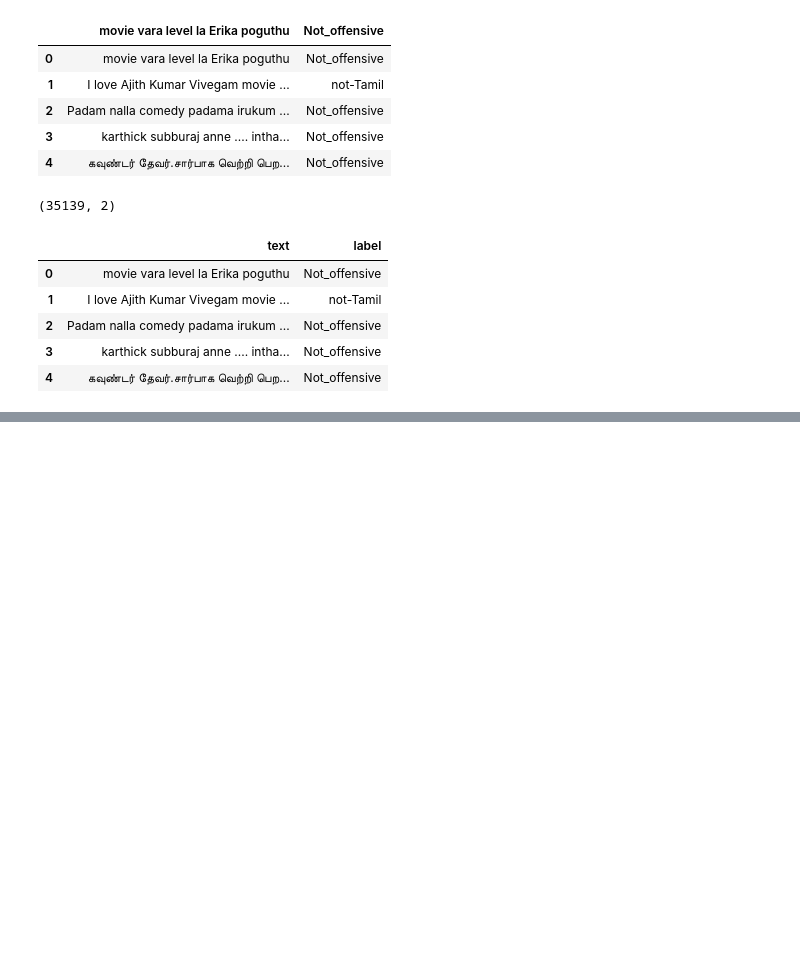
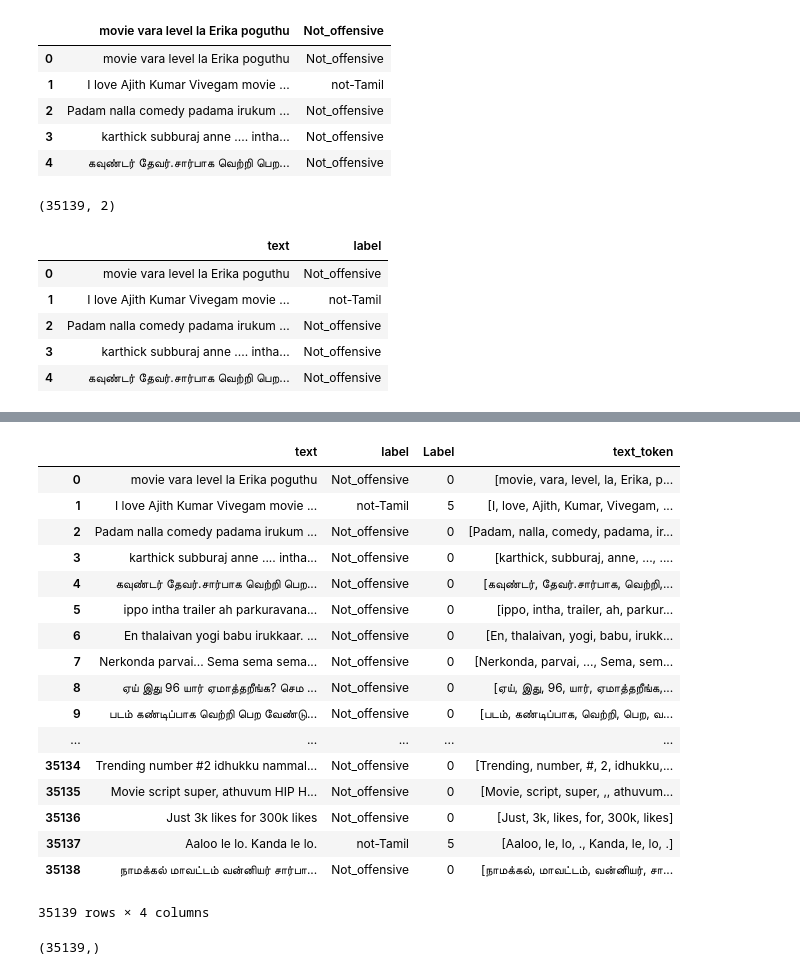
Before and after one commit to DevanshJain07/Offensive-Language-Identification-in-Dravidian-Languages-EACL-2021, a Jupyter notebook: offensive language identification.ipynb, the cells around one changed output, grey strips where cells are left out. Cells and saved outputs as stored; diff of their text form; code cells hidden in the pictures; blank space fills up the shorter version.

```diff
--- a/offensive language identification.ipynb
+++ b/offensive language identification.ipynb
@@ -56,3 +57,7 @@ data1.head()
 | 2 | Padam nalla comedy padama irukum ... | Not_offensive |
 | 3 | karthick subburaj anne .... intha... | Not_offensive |
 | 4 | கவுண்டர் தேவர்.சார்பாக வெற்றி பெற... | Not_offensive |
+# %%
+from sklearn.preprocessing import LabelEncoder
+labelencoder=LabelEncoder()
+data1['Label']=labelencoder.fit_transform(data1['label'])
@@ -58,0 +113,3 @@ data1.head()
+# %%
+nltk.download('punkt')
+data1['text_token'] = data1['text'].apply(lambda x: word_tokenize(x))
@@ -58,0 +120,26 @@ data1.head()
+# %%
+data1
+# %% [output]
+|  | text | label | Label | text_token |
+| 0 | movie vara level la Erika poguthu | Not_offensive | 0 | [movie, vara, level, la, Erika, p... |
+| 1 | I love Ajith Kumar Vivegam movie ... | not-Tamil | 5 | [I, love, Ajith, Kumar, Vivegam, ... |
+| 2 | Padam nalla comedy padama irukum ... | Not_offensive | 0 | [Padam, nalla, comedy, padama, ir... |
+| 3 | karthick subburaj anne .... intha... | Not_offensive | 0 | [karthick, subburaj, anne, ..., .... |
+| 4 | கவுண்டர் தேவர்.சார்பாக வெற்றி பெற... | Not_offensive | 0 | [கவுண்டர், தேவர்.சார்பாக, வெற்றி,... |
+| 5 | ippo intha trailer ah parkuravana... | Not_offensive | 0 | [ippo, intha, trailer, ah, parkur... |
+| 6 | En thalaivan yogi babu irukkaar. ... | Not_offensive | 0 | [En, thalaivan, yogi, babu, irukk... |
+| 7 | Nerkonda parvai... Sema sema sema... | Not_offensive | 0 | [Nerkonda, parvai, ..., Sema, sem... |
+| 8 | ஏய் இது 96 யார் ஏமாத்தறீங்க? செம ... | Not_offensive | 0 | [ஏய், இது, 96, யார், ஏமாத்தறீங்க,... |
+| 9 | படம் கண்டிப்பாக வெற்றி பெற வேண்டு... | Not_offensive | 0 | [படம், கண்டிப்பாக, வெற்றி, பெற, வ... |
+| ... | ... | ... | ... | ... |
+| 35134 | Trending number #2 idhukku nammal... | Not_offensive | 0 | [Trending, number, #, 2, idhukku,... |
+| 35135 | Movie script super, athuvum HIP H... | Not_offensive | 0 | [Movie, script, super, ,, athuvum... |
+| 35136 | Just 3k likes for 300k likes | Not_offensive | 0 | [Just, 3k, likes, for, 300k, likes] |
+| 35137 | Aaloo le lo. Kanda le lo. | not-Tamil | 5 | [Aaloo, le, lo, ., Kanda, le, lo, .] |
+| 35138 | நாமக்கல் மாவட்டம் வன்னியர் சார்பா... | Not_offensive | 0 | [நாமக்கல், மாவட்டம், வன்னியர், சா... |
+35139 rows × 4 columns
+# %%
+k=np.array(data1.text.values)
+k.shape
+# %% [output]
+(35139,)
```
Also changed, not shown: parts of 15 cells of this notebook.
